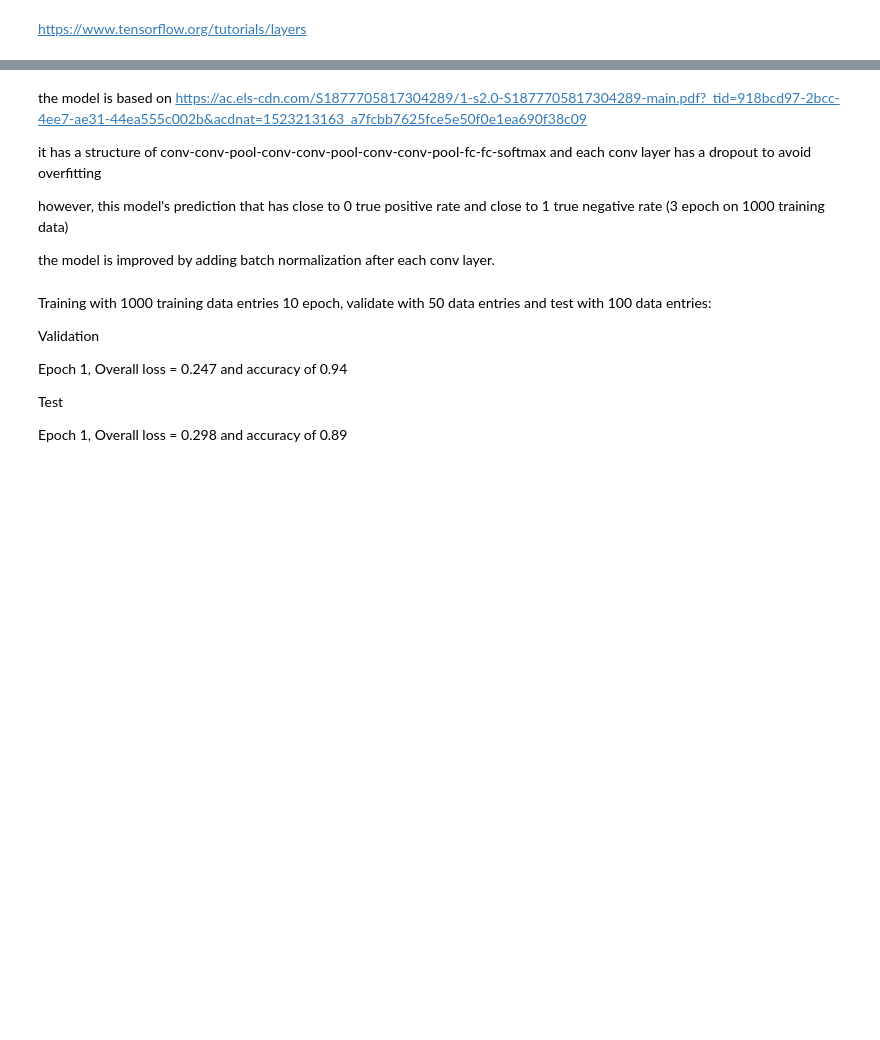
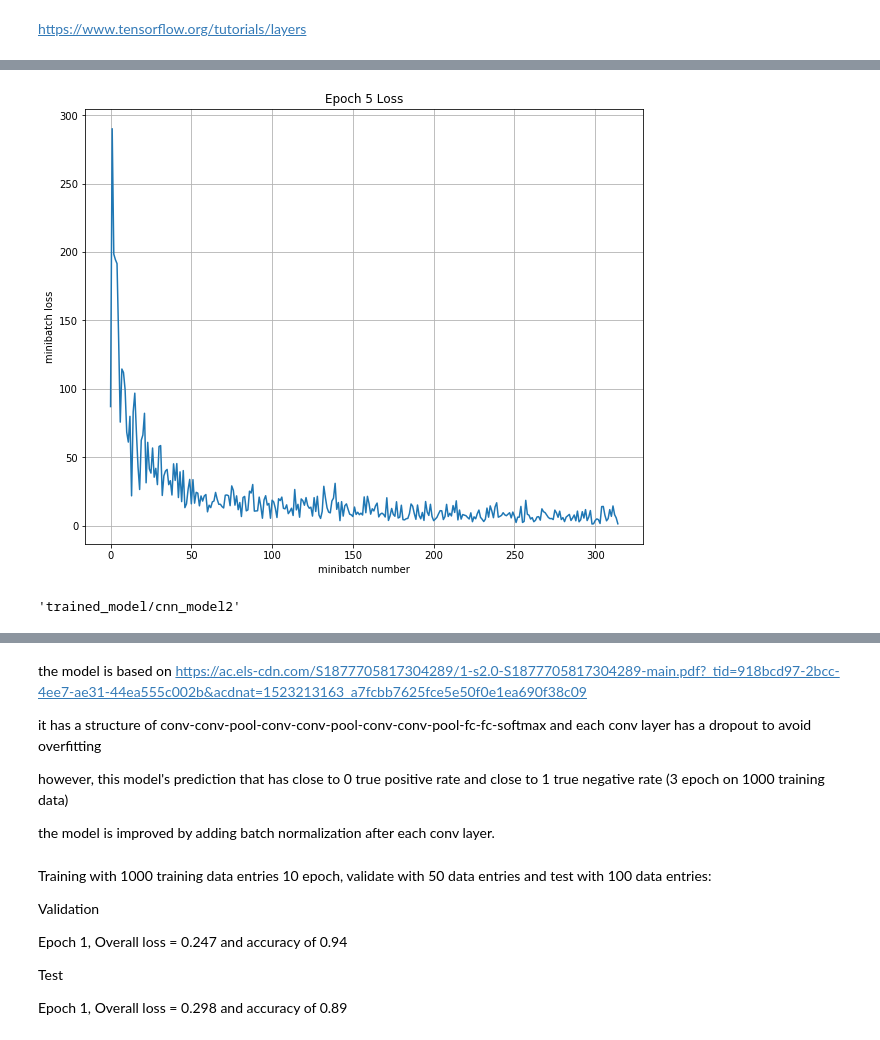
Before and after one commit to Gilliamwu/CV50035Repo, a Jupyter notebook: CNN with TF.ipynb, the cells around one changed output, grey strips where cells are left out. Cells and saved outputs as stored; diff of their text form; code cells hidden in the pictures; blank space fills up the shorter version.

Commit message:
model trained and saved and made retrievable

```diff
--- a/CNN with TF.ipynb
+++ b/CNN with TF.ipynb
@@ -32,0 +182,69 @@ tf.logging.set_verbosity(tf.logging.INFO)
+# %%
+class CNN_model:
+    def __init__(self,X_train,Y_train):
+        self.X_train=X_train
+        self.Y_train=Y_train
+
+    def cnn_model_fn(self,X, labels, is_training):
+        #1-layer model: conv-pool-fc-fc-softmax with batch normalization
+  # Input Layer
+  # Reshape X to 4-D tensor: [batch_size, width, height, channels]
+        input_layer = tf.reshape(X, [-1, 227, 227, 1])
+
+        conv1 = tf.layers.conv2d(
+      inputs=input_layer,
+      filters=8,
+      kernel_size=[3, 3],
+      padding="same",
+      activation=tf.nn.relu)
+        bn1act = tf.layers.batch_normalization(inputs=conv1, training=is_training)
+
+        pool1 = tf.layers.max_pooling2d(inputs=bn1act, pool_size=[2, 2], strides=2)
+
+  # Flatten tensor into a batch of vectors
+        pool1_flat = tf.reshape(pool1, [-1, 113 * 113 * 8])
+
+  # Dense Layer
+  # Densely connected layer with 128 neurons
+        dense = tf.layers.dense(inputs=pool1_flat, units=1024, activation=tf.nn.relu)
+        bn2act = tf.layers.batch_normalization(inputs=dense, training=is_training)
+
+  # Add dropout operation; 0.6 probability that element will be kept to avoid overfitting
+        dropout = tf.layers.dropout(
+      inputs=bn2act, rate=0.4, training=is_training)
+
+  # Logits layer
+  # Input Tensor Shape: [batch_size, 128]
+  # Output Tensor Shape: [batch_size, 2]
+        logits = tf.layers.dense(inputs=dropout, units=2,activation=None,name="logits")
+        return logits
+
+
+#load model
+model=CNN_model(X_train,Y_train)
+
+tf.reset_default_graph()
+
+X = tf.placeholder(tf.float32, [None, 227, 227],name="X")
+y = tf.placeholder(tf.int64, [None],name="y")
+is_training = tf.placeholder(tf.bool,name="training")
+
+y_out = model.cnn_model_fn(X,y,is_training)
+# print(y_out)
+# print(is_training)
+total_loss = tf.losses.softmax_cross_entropy(logits=y_out, onehot_labels=tf.one_hot(y,2))
+mean_loss = tf.reduce_mean(total_loss)
+optimizer = tf.train.AdamOptimizer(1e-4) #adam
+extra_update_ops = tf.get_collection(tf.GraphKeys.UPDATE_OPS)
+with tf.control_dependencies(extra_update_ops):
+    train_step = optimizer.minimize(mean_loss)
+
+sess = tf.Session()
+sess.run(tf.global_variables_initializer())
+saver = tf.train.Saver()
+print('Training')
+run_model_TF(sess,y_out,mean_loss,X_train,Y_train,5,64,100,train_step,True)
+#save the model
+#the training is over 4000 data(2000 pos 2000 neg) over 5 epoch
+saver.save(sess, 'trained_model/cnn_model2')
+# %% [output]
@@ -32,0 +268,2 @@ tf.logging.set_verbosity(tf.logging.INFO)
+[figure, added]
+'trained_model/cnn_model2'
```
Also changed, not shown: parts of 12 cells of this notebook.
